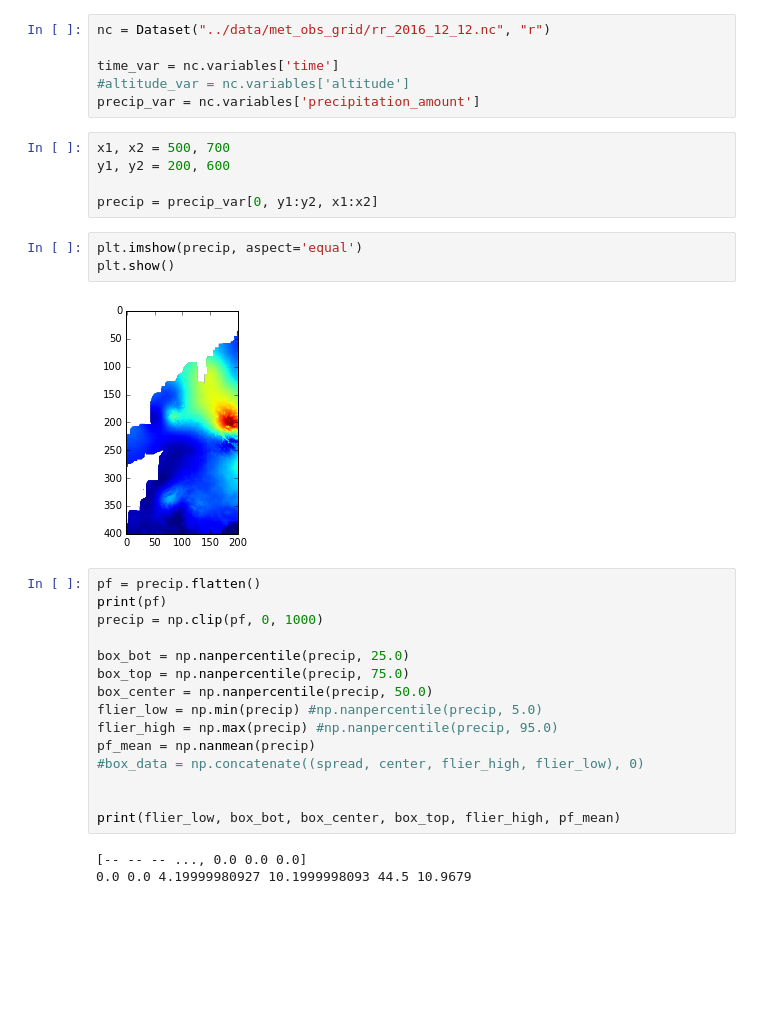
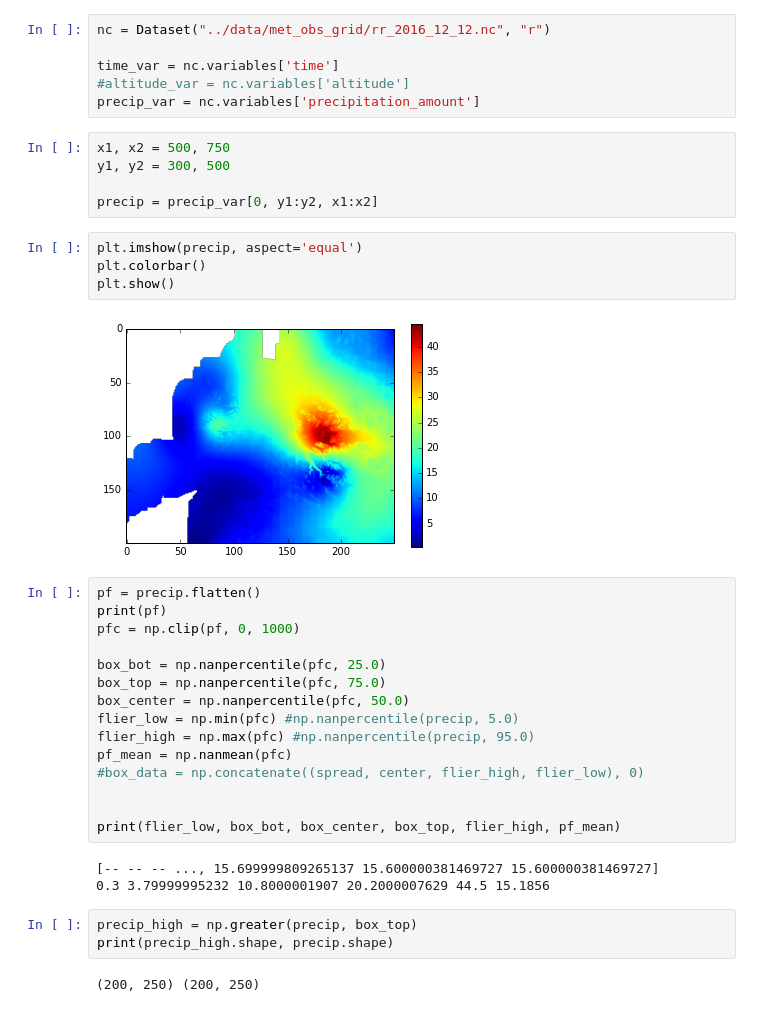
Before and after one commit to kmunve/APS, a Jupyter notebook: aps/notebooks/regional_precipitation_distribution.ipynb, the cells around one changed output. Drawn from its saved outputs; the diff is of its cells as text; blank space fills up the shorter version.

```diff
--- a/aps/notebooks/regional_precipitation_distribution.ipynb
+++ b/aps/notebooks/regional_precipitation_distribution.ipynb
@@ -24,30 +25,36 @@ time_var = nc.variables['time']
 #altitude_var = nc.variables['altitude']
 precip_var = nc.variables['precipitation_amount']
 # %%
-x1, x2 = 500, 700
-y1, y2 = 200, 600
+x1, x2 = 500, 750
+y1, y2 = 300, 500
 
 precip = precip_var[0, y1:y2, x1:x2]
 # %%
 plt.imshow(precip, aspect='equal')
+plt.colorbar()
 plt.show()
 # %% [output]
-[figure, old version]
+[figure, new version]
 # %%
 pf = precip.flatten()
 print(pf)
-precip = np.clip(pf, 0, 1000)
+pfc = np.clip(pf, 0, 1000)
 
-box_bot = np.nanpercentile(precip, 25.0)
-box_top = np.nanpercentile(precip, 75.0)
-box_center = np.nanpercentile(precip, 50.0)
-flier_low = np.min(precip) #np.nanpercentile(precip, 5.0)
-flier_high = np.max(precip) #np.nanpercentile(precip, 95.0)
-pf_mean = np.nanmean(precip)
+box_bot = np.nanpercentile(pfc, 25.0)
+box_top = np.nanpercentile(pfc, 75.0)
+box_center = np.nanpercentile(pfc, 50.0)
+flier_low = np.min(pfc) #np.nanpercentile(precip, 5.0)
+flier_high = np.max(pfc) #np.nanpercentile(precip, 95.0)
+pf_mean = np.nanmean(pfc)
 #box_data = np.concatenate((spread, center, flier_high, flier_low), 0)
 
 
 print(flier_low, box_bot, box_center, box_top, flier_high, pf_mean)
 # %% [output]
-[-- -- -- ..., 0.0 0.0 0.0]
-0.0 0.0 4.19999980927 10.1999998093 44.5 10.9679
+[-- -- -- ..., 15.699999809265137 15.600000381469727 15.600000381469727]
+0.3 3.79999995232 10.8000001907 20.2000007629 44.5 15.1856
+# %%
+precip_high = np.greater(precip, box_top)
+print(precip_high.shape, precip.shape)
+# %% [output]
+(200, 250) (200, 250)
```
Also changed, not shown: parts of 26 cells of this notebook.
